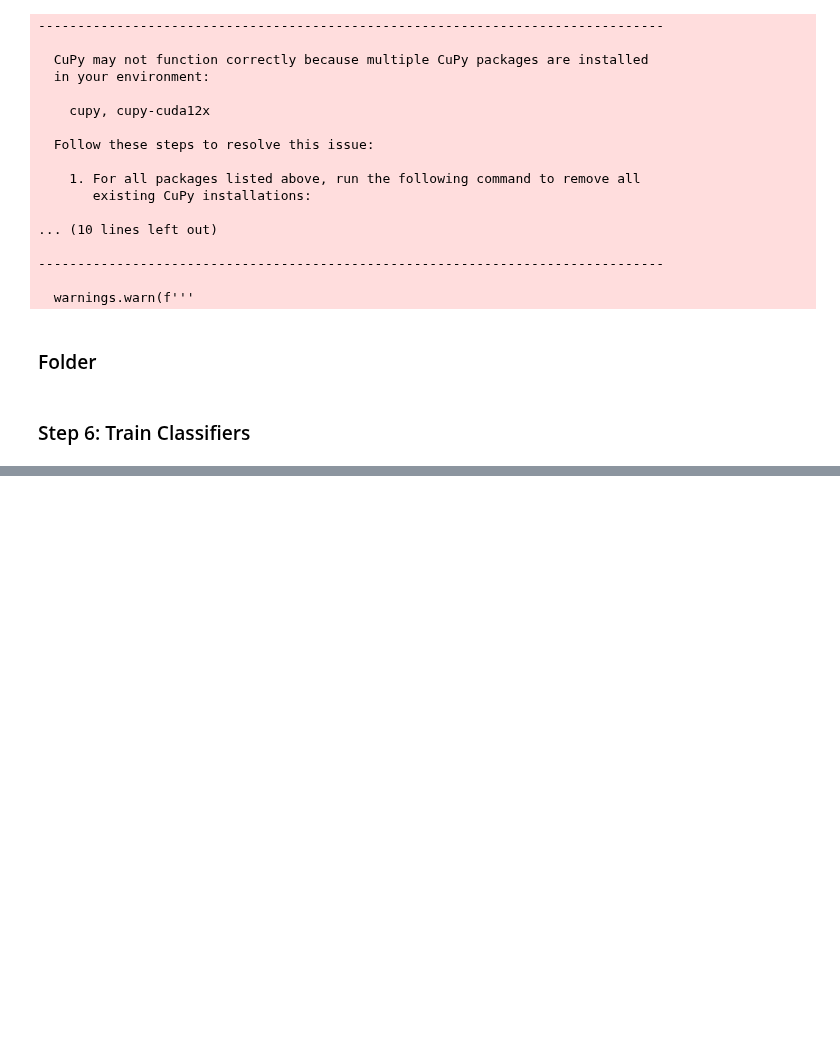
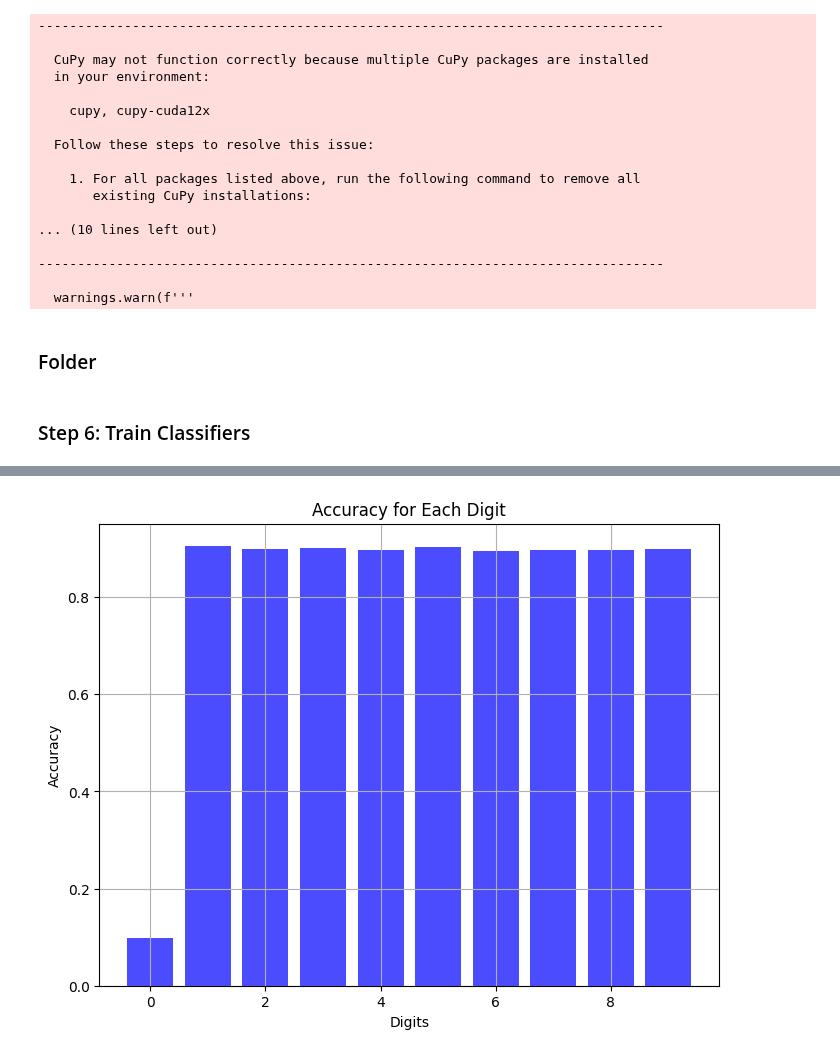
Before and after one commit to AP-047/RClass-Classification-by-Rational-Approximation, a Jupyter notebook: notebooks/training.ipynb, the cells around one changed output, grey strips where cells are left out. Saved outputs shown, nothing was run; the diff lists cells and outputs as text; code cells hidden in the pictures; blank space fills up the shorter version.

Commit message:
Kaggle Notebook | training | Version 7 | Accuracy Values

```diff
--- a/notebooks/training.ipynb
+++ b/notebooks/training.ipynb
@@ -341,0 +344,84 @@ Model for digit 9 saved at /kaggle/working/models/
+# %%
+import cupy as cp
+import numpy as np
+from sklearn.decomposition import PCA
+import pickle
+import matplotlib.pyplot as plt
+
+# Define the rational function
+def rational_function(x, alpha, beta):
+    """
+    r(x) = (α_0 + α_1*x1**1 + α_2*x2**2 + ...) /
+           (β_0 + β_1*x1**1 + β_2*x2**2 + ...).
+    """
+    numerator = alpha[0] + sum(alpha[i+1] * x[i] ** (i + 1) for i in range(len(x)))
+    denominator = beta[0] + sum(beta[i+1] * x[i] ** (i + 1) for i in range(len(x)))
+    return numerator / denominator
+
+# Set the desired number of test images
+desired_num_test_images = 10000  # Change this to any desired number
+
+# Load the test dataset (use your MNIST data here)
+# Assuming x_test contains 10,000 test images
+x_test = np.random.rand(10000, 784)  # Replace this with actual MNIST test images
+y_test = np.random.randint(0, 10, 10000)  # Replace with actual test labels
+
+# Subset the test dataset
+x_test_subset = x_test[:desired_num_test_images]
+y_test_subset = y_test[:desired_num_test_images]
+
+# Apply PCA to test data
+n_components = 77  # Desired number of components
+pca = PCA(n_components=n_components)
+x_test_pca = pca.fit_transform(x_test_subset)
+
+# Thresholding: Convert PCA-transformed data to binary (0s and 1s)
+threshold_value = 0
+x_test_binary = (x_test_pca > threshold_value).astype(int)
+
+print("PCA applied to test data.")
+print(f"Shape of original test subset: {x_test_subset.shape}")
+print(f"Shape of PCA-transformed test subset: {x_test_pca.shape}")
+print(f"Binary thresholded test subset: {x_test_binary.shape}")
+
+# Load the saved models and test
+models_dir = "/kaggle/working/models/"  # Update based on your environment
+accuracies = []
+
+for digit in range(10):
+    # Load model for each digit
+    with open(f"{models_dir}classifier_{digit}.pkl", "rb") as file:
+        model = pickle.load(file)
+
+    alpha = model["alpha"]
+    beta = model["beta"]
+    theta = model["theta"]
+
+    # Evaluate the rational function for each test data point
+    y_predicted = [
+        rational_function(x, alpha, beta) for x in x_test_binary
+    ]
+
+    # Convert predictions to binary (1 for this digit, 0 for others)
+    y_pred_binary = np.array(y_predicted) > 0.5
+    y_true_binary = y_test_subset == digit
+
+    # Calculate accuracy for this digit
+    accuracy = np.mean(y_pred_binary == y_true_binary)
+    accuracies.append(accuracy)
+
+    print(f"Accuracy for digit {digit}: {accuracy:.2f}")
+
+# Calculate and print overall accuracy
+overall_accuracy = np.mean(accuracies)
+print(f"Overall Accuracy: {overall_accuracy:.2f}")
+
+# Plotting accuracies for each digit
+plt.figure(figsize=(8, 6))
+plt.bar(range(10), accuracies, color='blue', alpha=0.7)
+plt.xlabel("Digits")
+plt.ylabel("Accuracy")
+plt.title("Accuracy for Each Digit")
+plt.grid(True)
+plt.show()
+# %% [output]
@@ -341,0 +443 @@ Model for digit 9 saved at /kaggle/working/models/
+[figure, added]
```
Also changed, not shown: parts of 6 cells of this notebook.
